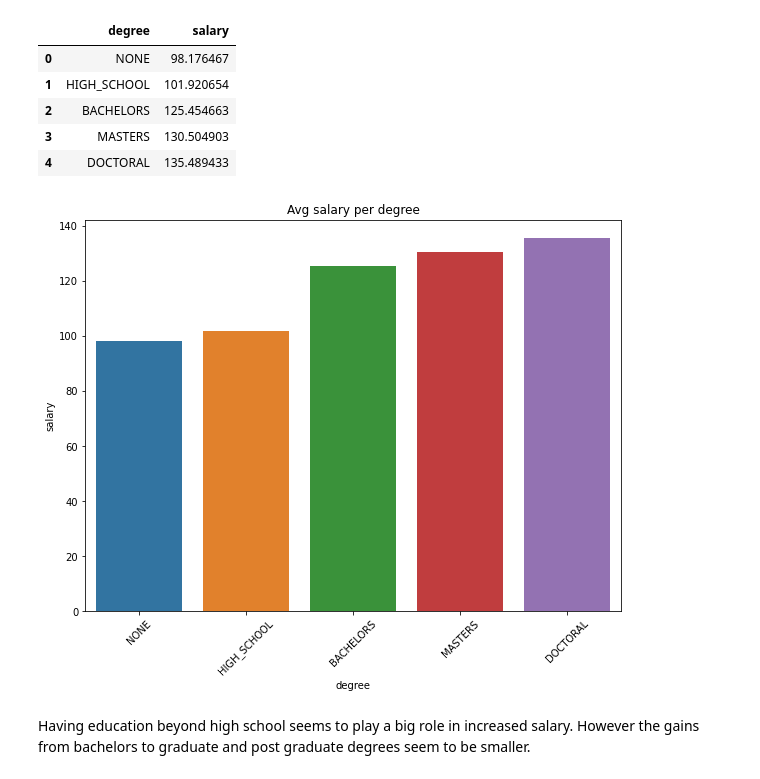
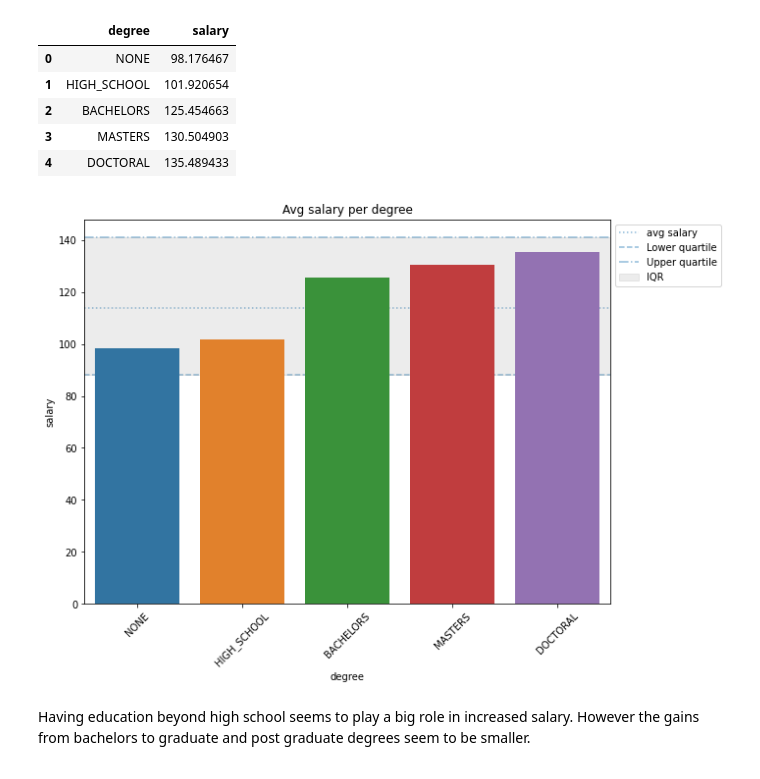
Before and after one commit to scottwiles/salary_prediction, a Jupyter notebook: notebooks/salary_prediction_eda.ipynb, the cells around one changed output. Cells and saved outputs as stored; diff of their text form; code cells hidden in the pictures.

```diff
--- a/notebooks/salary_prediction_eda.ipynb
+++ b/notebooks/salary_prediction_eda.ipynb
@@ -142,6 +158,8 @@ salaries_all.head()
 | 2 | JOB1362684407689 | COMP52 | VICE_PRESIDENT | DOCTORAL | PHYSICS | HEALTH | 10 | 38 | ... |
 | 3 | JOB1362684407690 | COMP38 | MANAGER | DOCTORAL | CHEMISTRY | AUTO | 8 | 17 | ... |
 | 4 | JOB1362684407691 | COMP7 | VICE_PRESIDENT | BACHELORS | PHYSICS | FINANCE | 8 | 16 | ... |
+# %%
+salary_stats = PlotStats(salaries_all, 'salary')
 # %% [markdown]
 ### Check duplicates
 # %%
@@ -205,9 +236,10 @@ avg_salary_per_degree
 # %%
 plt.figure()
 salary_per_category_plot('degree', avg_salary_per_degree)
+salary_stats.plot_IQR()
 plt.show()
 # %% [output]
-[figure, old version]
+[figure, new version]
 # %% [markdown]
 Having education beyond high school seems to play a big role in increased salary. However the gains from bachelors to graduate and post graduate degrees seem to be smaller.
 # %% [markdown]
```
Also changed, not shown: parts of 17 cells of this notebook, 2 other files.
